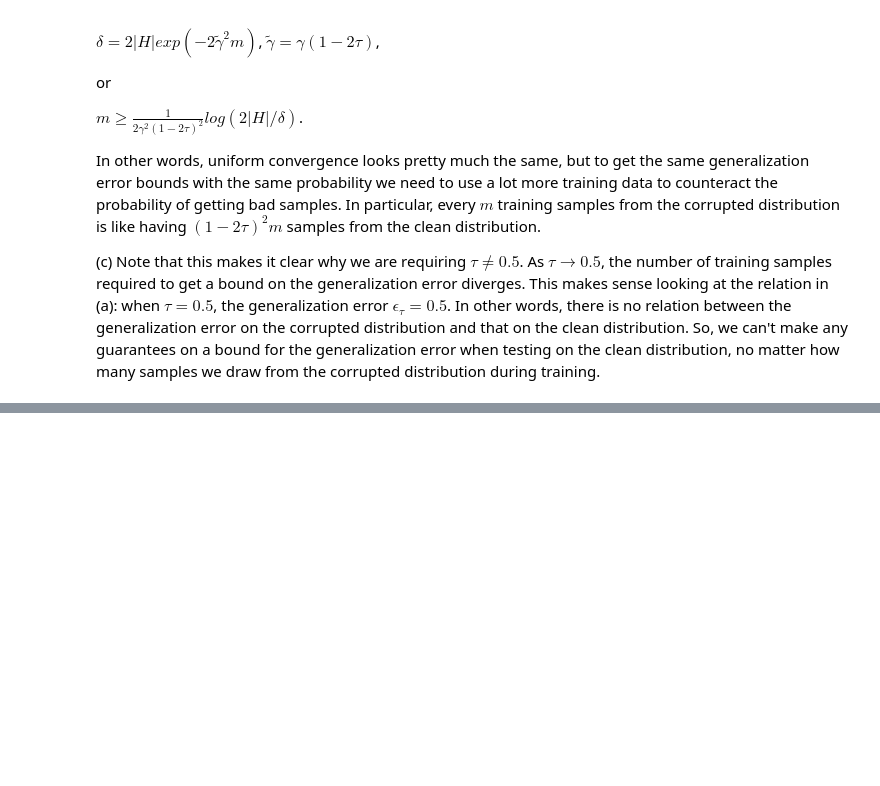
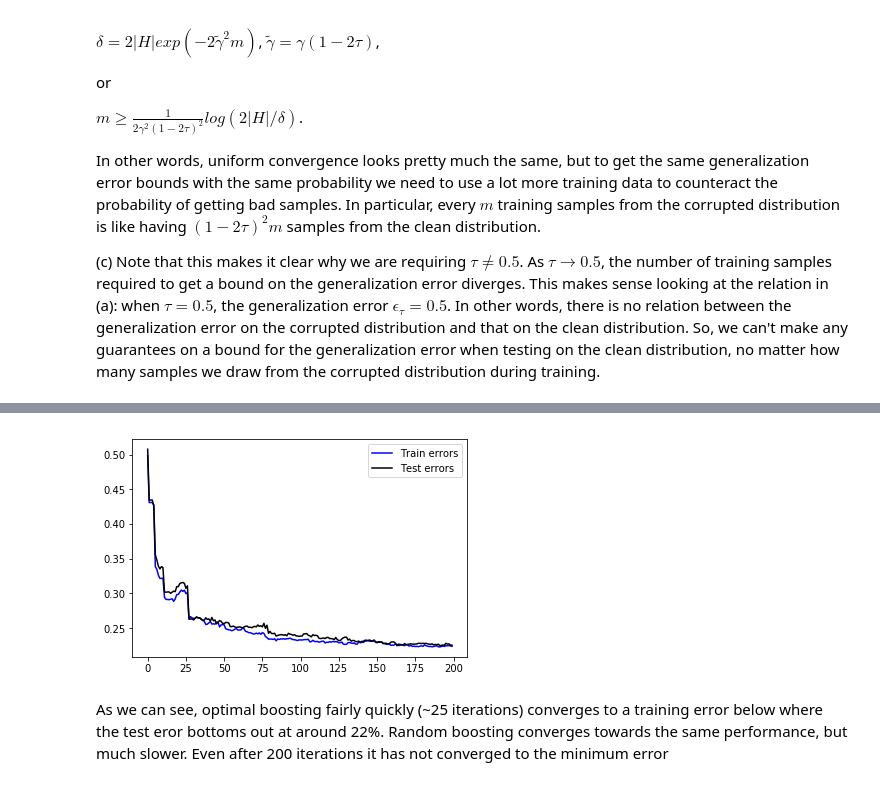
Before and after one commit to smeenehan/CS229-ProblemSets, a Jupyter notebook: PS2/PS2.ipynb, the cells around one changed output, grey strips where cells are left out. Saved outputs shown, nothing was run; the diff lists cells and outputs as text; code cells hidden in the pictures; blank space fills up the shorter version.

```diff
--- a/PS2/PS2.ipynb
+++ b/PS2/PS2.ipynb
@@ -281,0 +501,7 @@ In other words, uniform convergence looks pretty much the same, but to get the s
+# %%
+thetRand,featIndRand,threshsRand,sgnsRand = randomBooster(featuresTrain,labelsTrain,200)
+plotErrorOverTime(featuresTrain,labelsTrain,featuresTest,labelsTest,thetRand,featIndRand,threshsRand,sgnsRand)
+# %% [output]
+[figure, added]
+# %% [markdown]
+As we can see, optimal boosting fairly quickly (~25 iterations) converges to a training error below where the test eror bottoms out at around 22%. Random boosting converges towards the same performance, but much slower. Even after 200 iterations it has not converged to the minimum error
```
Also changed, not shown: parts of 21 cells of this notebook, 2 other files.
